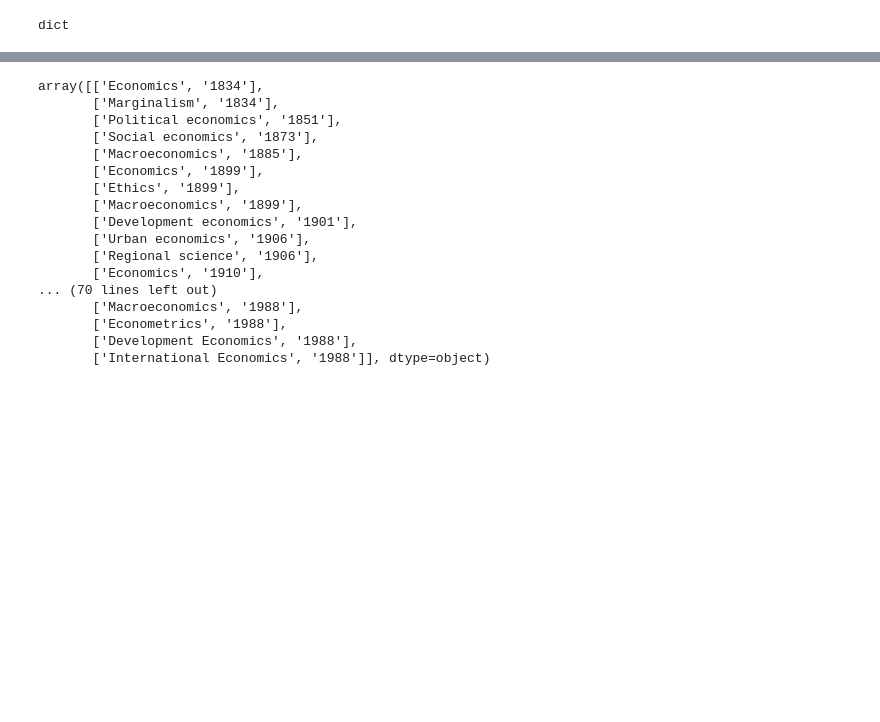
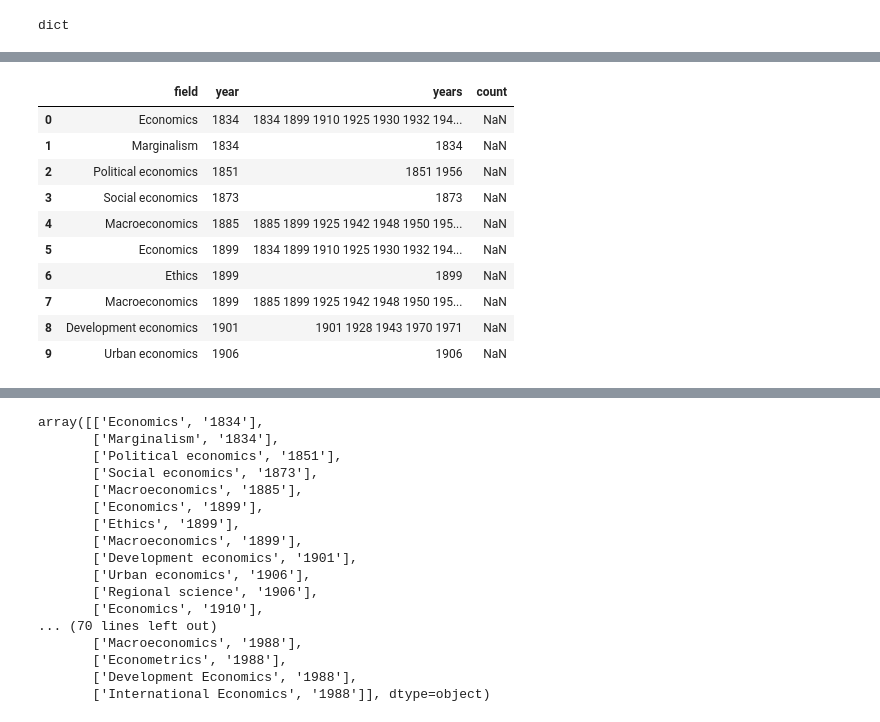
Before and after one commit to Semantic-Data-for-Humanities/Economists_Jurists, a Jupyter notebook: Notebooks/Issues/Bivariate_Fields.ipynb, the cells around one changed output, grey strips where cells are left out. Saved outputs shown, nothing was run; the diff lists cells and outputs as text; code cells hidden in the pictures; blank space fills up the shorter version.

```diff
--- a/Notebooks/Issues/Bivariate_Fields.ipynb
+++ b/Notebooks/Issues/Bivariate_Fields.ipynb
@@ -117,3 +115,25 @@ TypeError: list indices must be integers or slices, not str
+# %%
+df['years'] = df.groupby(['field'])['year'].transform(lambda x : ' '.join(x))
+df['count'] = df.groupby(['field']).count()
+
+# drop duplicate data
+df = df.drop_duplicates()
+
+# show the dataframe
+
+df.head(10)
+# %% [output]
+|  | field | year | years | count |
+| 0 | Economics | 1834 | 1834 1899 1910 1925 1930 1932 194... | NaN |
+| 1 | Marginalism | 1834 | 1834 | NaN |
+| 2 | Political economics | 1851 | 1851 1956 | NaN |
+| 3 | Social economics | 1873 | 1873 | NaN |
+| 4 | Macroeconomics | 1885 | 1885 1899 1925 1942 1948 1950 195... | NaN |
+| 5 | Economics | 1899 | 1834 1899 1910 1925 1930 1932 194... | NaN |
+| 6 | Ethics | 1899 | 1899 | NaN |
+| 7 | Macroeconomics | 1899 | 1885 1899 1925 1942 1948 1950 195... | NaN |
+| 8 | Development economics | 1901 | 1901 1928 1943 1970 1971 | NaN |
+| 9 | Urban economics | 1906 | 1906 | NaN |
 # %%
 ### Create a list of five years period, i.e. the list of the first year of each period
 d_list = []
```
Also changed, not shown: parts of 9 cells of this notebook.
